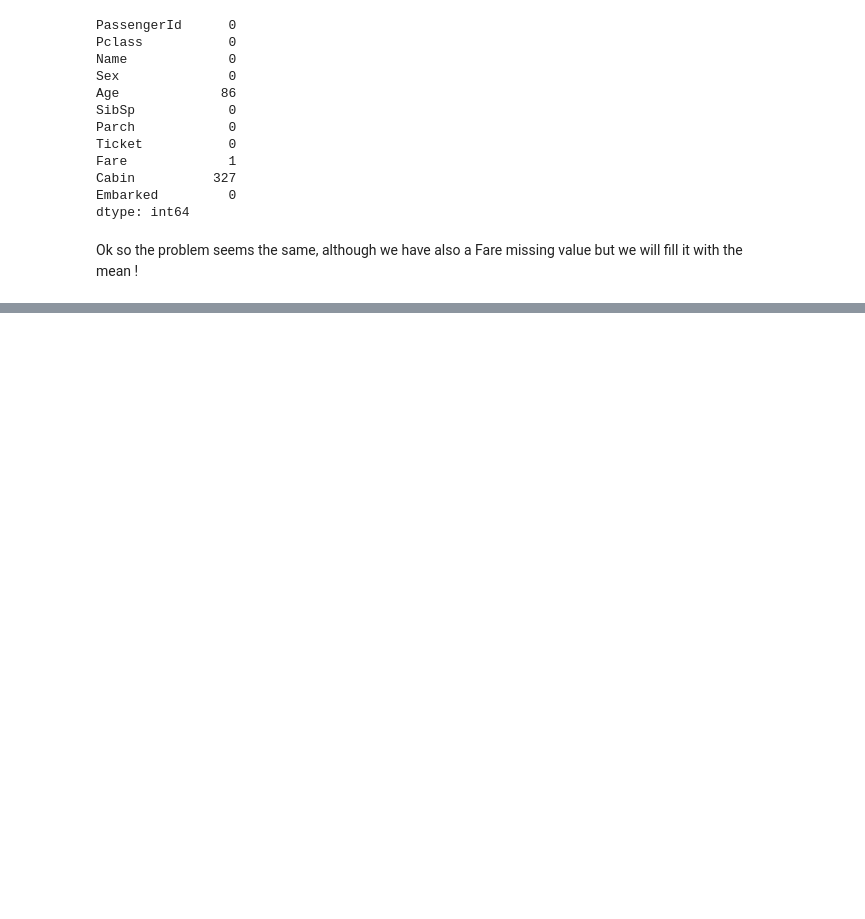
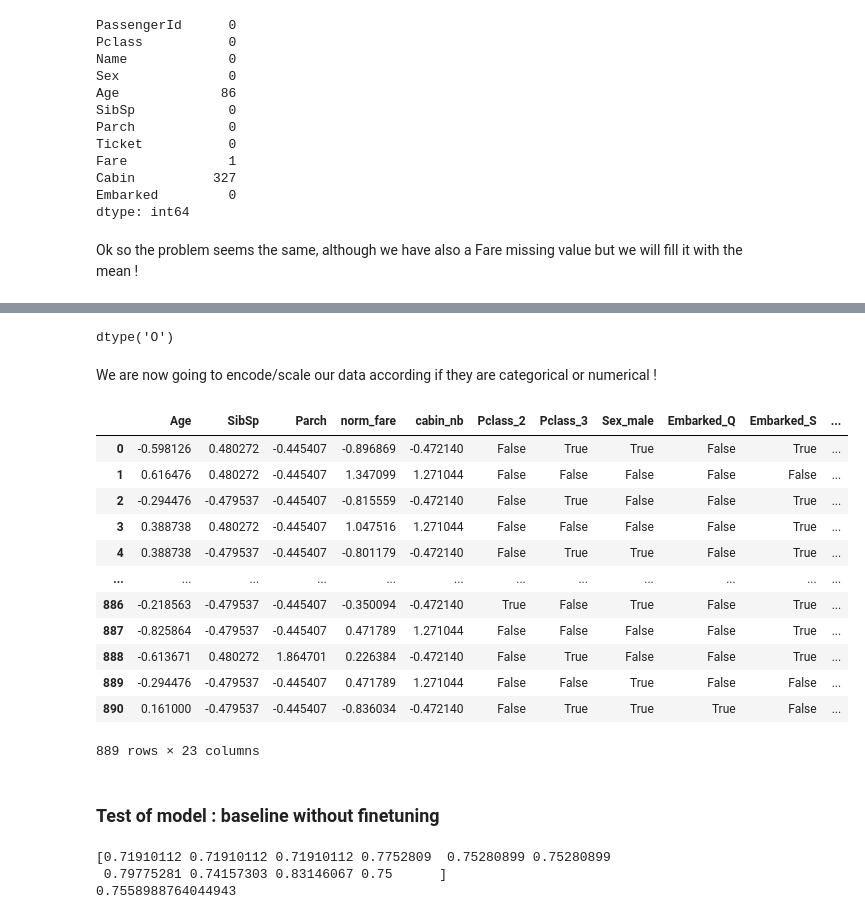
Before and after one commit to leclercrafael/kaggle_titanic, a Jupyter notebook: main.ipynb, the cells around one changed output, grey strips where cells are left out. Saved outputs shown, nothing was run; the diff lists cells and outputs as text; code cells hidden in the pictures; blank space fills up the shorter version.

```diff
--- a/main.ipynb
+++ b/main.ipynb
@@ -250,5 +252,7 @@ dtype: int64
 # %% [markdown]
 Ok so the problem seems the same, although we have also a Fare missing value but we will fill it with the mean !
 # %%
-for x in data.Title.unique():
-    data.Age = data.Age.fillna(data)
+for title in data['Title'].unique():
+    mask = (data['Title'] == title) & (data['Age'].isna())
+    mean_age = data.loc[data['Title'] == title, 'Age'].mean()
+    data.loc[mask, 'Age'] = mean_age
@@ -254,0 +282,52 @@ for x in data.Title.unique():
+# %%
+data.Fare=data.Fare.fillna(data.Fare.mean())
+data.dropna(subset=['Embarked'],inplace = True)
+l = X_train.shape[0]
+y_train = data.loc[:l-1].Survived
+data['norm_fare'] = np.log(data.Fare+1)
+data.Pclass=data.Pclass.apply(lambda x: str(x))
+data.Pclass.dtype
+# %% [output]
+dtype('O')
+# %% [markdown]
+We are now going to encode/scale our data according if they are categorical or numerical !
+# %%
+categorical = ['Pclass', 'Sex', 'Embarked', 'cabin_adv', 'Title']
+numerical = ['Age', 'SibSp', 'Parch', 'norm_fare', 'cabin_nb']
+
+dummies = pd.get_dummies(data[categorical], drop_first=True)
+
+all_features = pd.concat([data[numerical], dummies], axis=1)
+
+
+scaler = StandardScaler()
+all_features[numerical] = scaler.fit_transform(all_features[numerical])
+# %%
+X_scaled = all_features.iloc[:l-2] #Because I erased two rows with the missing values of Embarked
+X_scaled
+# %% [output]
+|  | Age | SibSp | Parch | norm_fare | cabin_nb | Pclass_2 | Pclass_3 | Sex_male | Embarked_Q | Embarked_S | ... |
+| 0 | -0.598126 | 0.480272 | -0.445407 | -0.896869 | -0.472140 | False | True | True | False | True | ... |
+| 1 | 0.616476 | 0.480272 | -0.445407 | 1.347099 | 1.271044 | False | False | False | False | False | ... |
+| 2 | -0.294476 | -0.479537 | -0.445407 | -0.815559 | -0.472140 | False | True | False | False | True | ... |
+| 3 | 0.388738 | 0.480272 | -0.445407 | 1.047516 | 1.271044 | False | False | False | False | True | ... |
+| 4 | 0.388738 | -0.479537 | -0.445407 | -0.801179 | -0.472140 | False | True | True | False | True | ... |
+| ... | ... | ... | ... | ... | ... | ... | ... | ... | ... | ... | ... |
+| 886 | -0.218563 | -0.479537 | -0.445407 | -0.350094 | -0.472140 | True | False | True | False | True | ... |
+| 887 | -0.825864 | -0.479537 | -0.445407 | 0.471789 | 1.271044 | False | False | False | False | True | ... |
+| 888 | -0.613671 | 0.480272 | 1.864701 | 0.226384 | -0.472140 | False | True | False | False | True | ... |
+| 889 | -0.294476 | -0.479537 | -0.445407 | 0.471789 | 1.271044 | False | False | True | False | False | ... |
+| 890 | 0.161000 | -0.479537 | -0.445407 | -0.836034 | -0.472140 | False | True | True | True | False | ... |
+889 rows × 23 columns
+# %% [markdown]
+<h3>Test of model : baseline without finetuning
+# %%
+#Used as a baseline
+gnb = GaussianNB()
+cv = cross_val_score(gnb,X_scaled,y_train,cv=10)
+print(cv)
+print(cv.mean())
+# %% [output]
+[0.71910112 0.71910112 0.71910112 0.7752809  0.75280899 0.75280899
+ 0.79775281 0.74157303 0.83146067 0.75      ]
+0.7558988764044943
```
Also changed, not shown: parts of 4 cells of this notebook.
